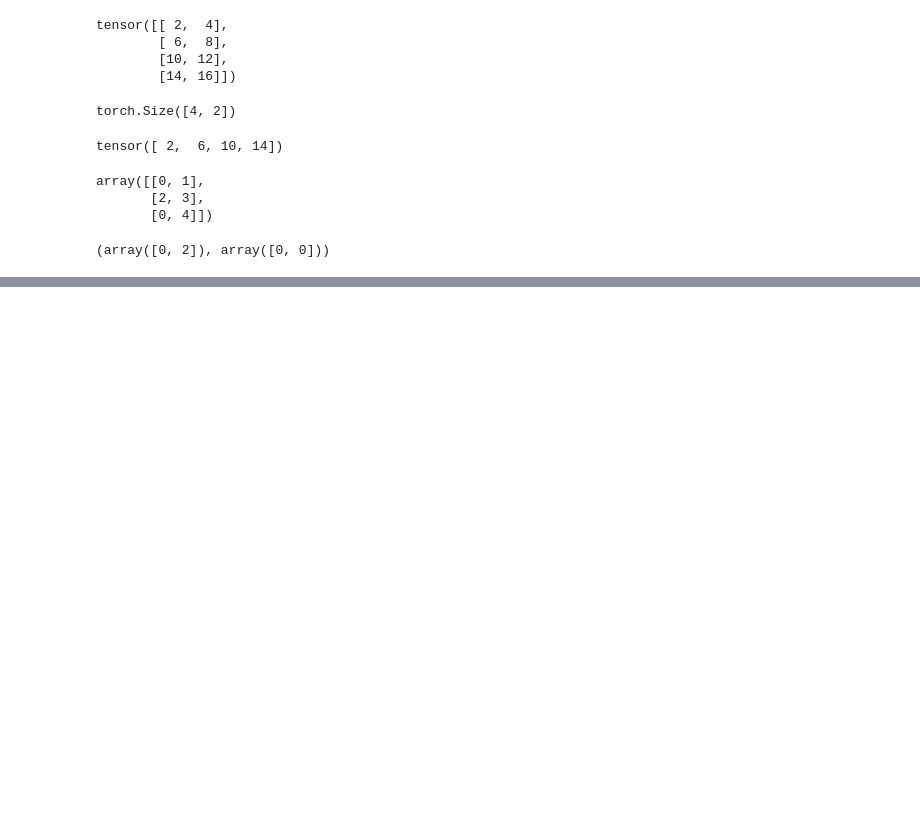
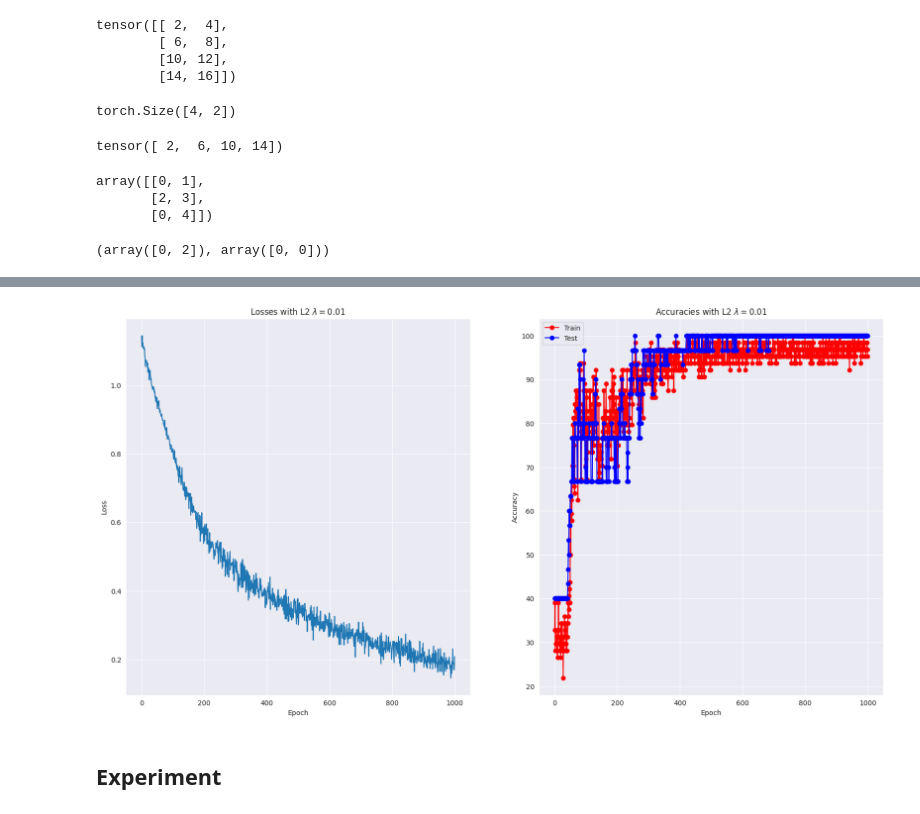
Before and after one commit to Chau-Ngoc/deep-understanding-deep-learning, a Jupyter notebook: code-challenges/regularization.ipynb, the cells around one changed output, grey strips where cells are left out. Drawn from its saved outputs; the diff is of its cells as text; code cells hidden in the pictures; blank space fills up the shorter version.

```diff
--- a/code-challenges/regularization.ipynb
+++ b/code-challenges/regularization.ipynb
@@ -261,0 +433,24 @@ test_loader = DataLoader(test_data, batch_size=test_data.tensors[0].shape[0])
+# %%
+l2_lambda = 0.01
+ann_iris, loss_fn, optimizer = create_a_new_penalized_model(l2_lambda)
+train_acc, test_acc, losses = train_the_model(ann_iris, loss_fn, optimizer, epochs=1000)
+# %%
+fig, (ax1, ax2) = plt.subplots(nrows=1, ncols=2, figsize=(20, 10))
+
+ax1.plot(losses)
+ax1.set_xlabel("Epoch")
+ax1.set_ylabel("Loss")
+ax1.set_title(f"Losses with L2 $\lambda=${l2_lambda}")
+
+ax2.plot(train_acc, "ro-", label="Train")
+ax2.plot(test_acc, "bo-", label="Test")
+ax2.set_xlabel("Epoch")
+ax2.set_ylabel("Accuracy")
+ax2.set_title(f"Accuracies with L2 $\lambda=${l2_lambda}")
+ax2.legend()
+
+plt.show()
+# %% [output]
+[figure, added]
+# %% [markdown]
+## Experiment
```
Also changed, not shown: parts of 19 cells of this notebook.
